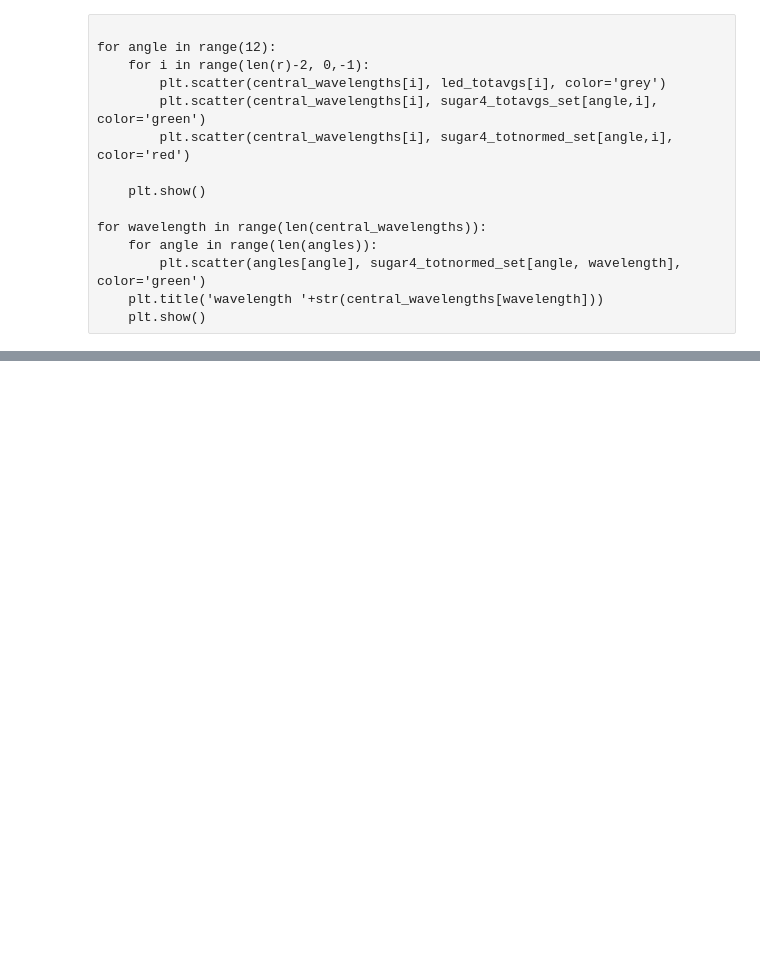
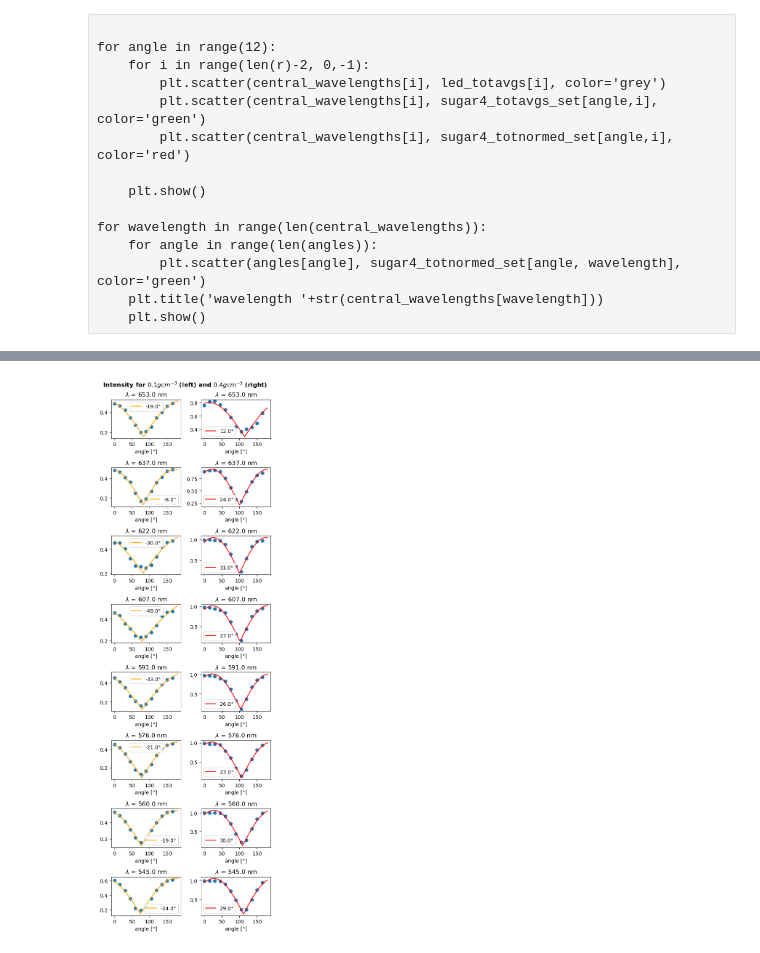
Before and after one commit to muellvin/pplus, a Jupyter notebook: sugarpolarizer/analysis.ipynb, the cells around one changed output, grey strips where cells are left out. Cells and saved outputs as stored; diff of their text form; code cells hidden in the pictures; blank space fills up the shorter version.

```diff
--- a/sugarpolarizer/analysis.ipynb
+++ b/sugarpolarizer/analysis.ipynb
@@ -451,38 +477,39 @@ fit_angles = np.linspace(0,180, 181)
 #fit_angles = np.linspace(-100,300, 181)
 
 
-
-
+central_wavelengths_sliced = central_wavelengths[::2]
 fig, axs = plt.subplots(len(central_wavelengths_sliced), 2, figsize=(5, 15))
 
 # Loop through each subplot
 for wavelength in range(len(central_wavelengths_sliced)):
     # Plot something on each subplot (for demonstration)
     axs[wavelength, 0].scatter(angles1, sugar1[:,wavelength])
     axs[wavelength, 0].plot(fit_angles, cosfit(fit_angles, sugar1_fitparams[wavelength]), color='orange',label=str(np.round(sugar1_fitparams[wavelength,1]))+'°')
     axs[wavelength, 0].set_title('$\lambda$ = '+str(np.round(central_wavelengths[wavelength]))+' nm')
     axs[wavelength, 0].set_xlabel('angle [°]')
     axs[wavelength, 0].legend()
     axs[wavelength, 1].scatter(angles4, sugar4[:,wavelength])
     axs[wavelength, 1].plot(fit_angles, cosfit(fit_angles, sugar4_fitparams[wavelength]), color='red',label=str(np.round(sugar4_fitparams[wavelength,1]))+'°')
     axs[wavelength, 1].set_title('$\lambda$ = '+str(np.round(central_wavelengths[wavelength]))+' nm')
     axs[wavelength, 1].set_xlabel('angle [°]')
     axs[wavelength, 1].legend()
 
 # Adjust layout to prevent overlapping
 plt.tight_layout()
 
 # Adjust space at the top for the super title
 plt.subplots_adjust(top=0.985)
 
 # Add the super title
 plt.suptitle('Intensity for $0.1gcm^{-3}$ (left) and $0.4gcm^{-3}$ (right)', y=1.02, fontsize=12, fontweight='bold')
 
 # Save the plot
 plt.savefig('plots.pdf', bbox_inches='tight', dpi=200)
 
 # Show the plot
 plt.show()
+# %% [output]
+[figure, added]
 # %%
 """plotting and fitting the angle"""
 l=0.202
```
Also changed, not shown: parts of 11 cells of this notebook, 3 other files.
